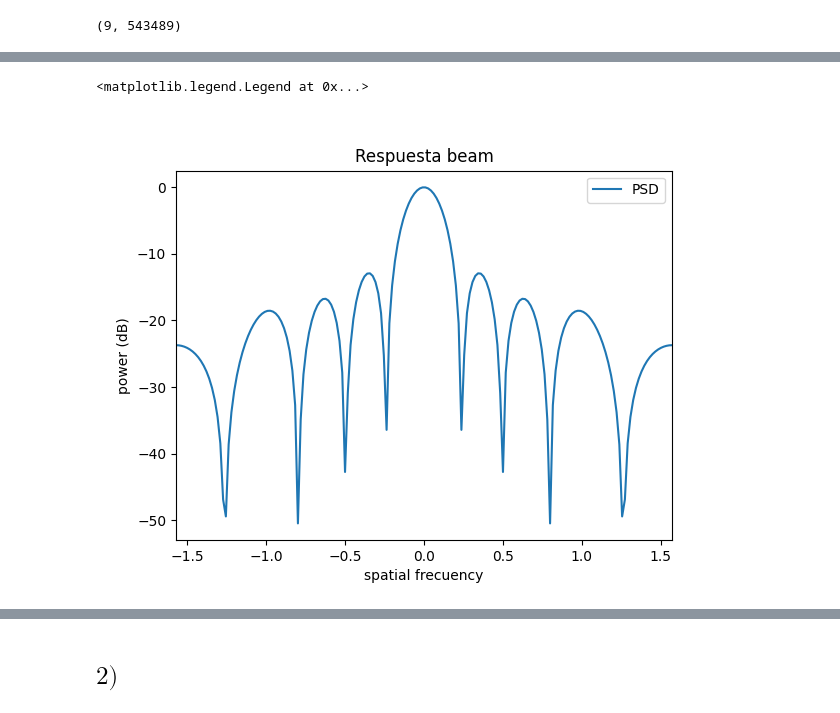
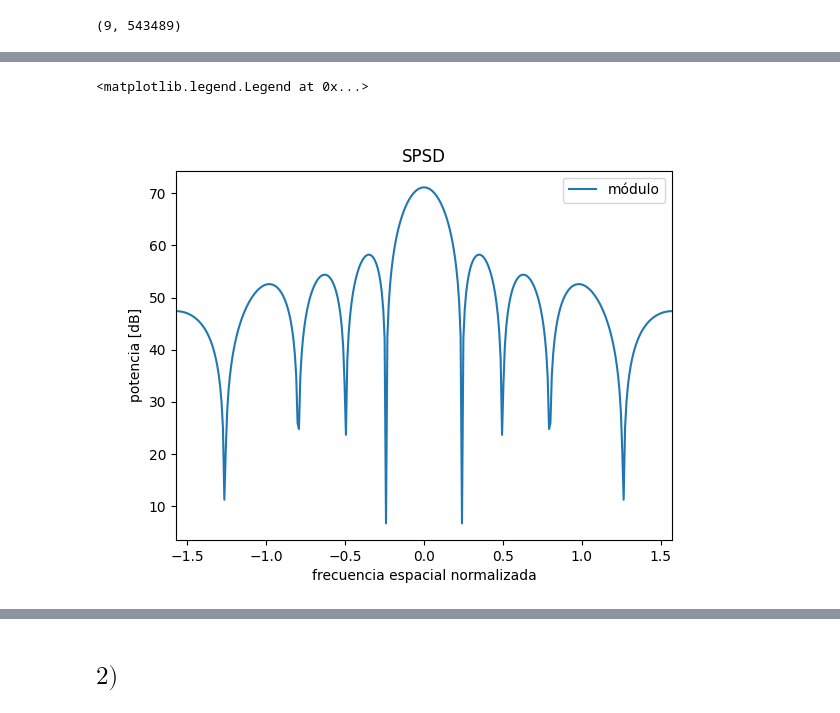
Before and after one commit to GonzaLinares/PASA_TP4, a Jupyter notebook: main.ipynb, the cells around one changed output, grey strips where cells are left out. Cells and saved outputs as stored; diff of their text form; code cells hidden in the pictures.

```diff
--- a/main.ipynb
+++ b/main.ipynb
@@ -58,6 +60,9 @@ d = 0.08
 vs = 343
 c = np.array([1/np.sqrt(M)]*M) #Creamos los coeficientes del beamformer
 v = lambda phi: 1/np.sqrt(M) * np.exp(2j*np.pi*d*np.sin(phi)*fc*np.arange(M)/vs) #Armamos el vector de respuesta al arreglo
-rB = lambda phi: np.dot(np.conjugate(np.array(c).T), v(phi)) #Calculamos la respuesta beam para cada phi
+rB = lambda phi, cm: np.dot(np.conjugate(np.array(cm).T), v(phi)) #Calculamos la respuesta beam para cada phi y para un vector respuesta dado
 # %%
-vec = np.linspace(start=-np.pi/2,stop=np.pi/2,num=180)
+vec = np.linspace(start=-np.pi/2,stop=np.pi/2,num=360)
+z = np.zeros(shape=len(vec))
+for i, val in enumerate(vec):
+    z[i] = 10 * np.log10(np.abs(rB(val, c))**2)
@@ -64,15 +80,15 @@ vec = np.linspace(start=-np.pi/2,stop=np.pi/2,num=180)
 # %%
-z = np.zeros(shape=len(vec))
+y = np.zeros(shape=len(vec))
 for i, val in enumerate(vec):
-    z[i] = 10 * np.log10(np.abs(rB(val))**2)
+    y[i] = 10 * np.log10(np.var(np.dot(rB(val, c), x)))
 # %%
 plt.figure()
-plt.title("Respuesta beam")
-plt.plot(vec, z, label='PSD')
-plt.xlabel("spatial frecuency")
-plt.ylabel("power (dB)")
+plt.title("SPSD")
+plt.plot(vec, y, label='módulo')
+plt.xlabel("frecuencia espacial normalizada")
+plt.ylabel("potencia [dB]")
 plt.xlim([-np.pi/2, np.pi/2])
 plt.legend()
 # %% [output]
 <matplotlib.legend.Legend at 0x...>
-[figure, old version]
+[figure, new version]
```
Also changed, not shown: parts of 14 cells of this notebook.
